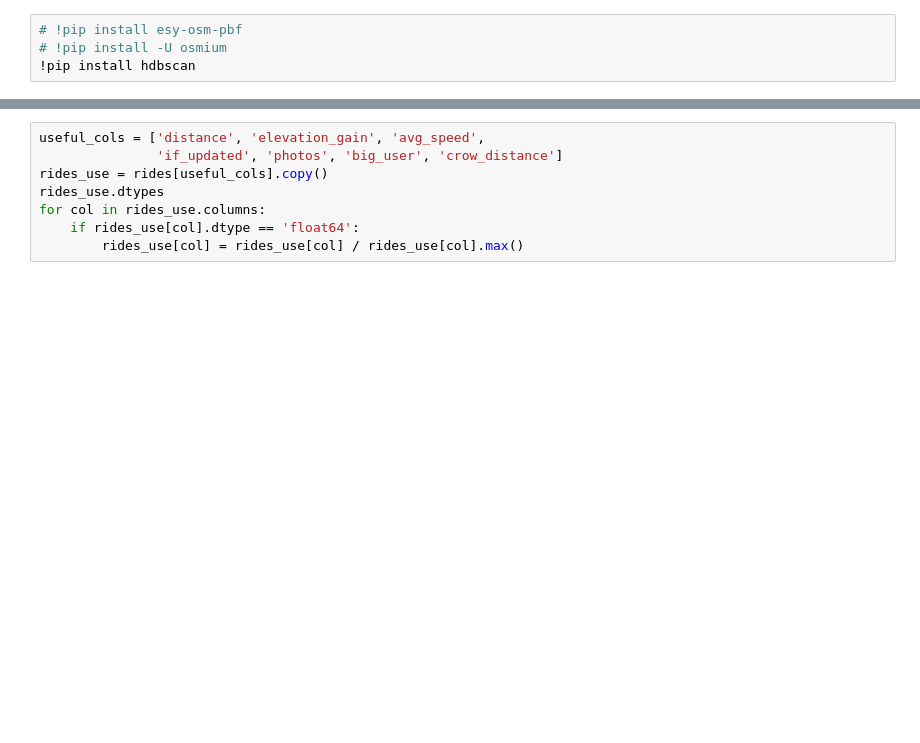
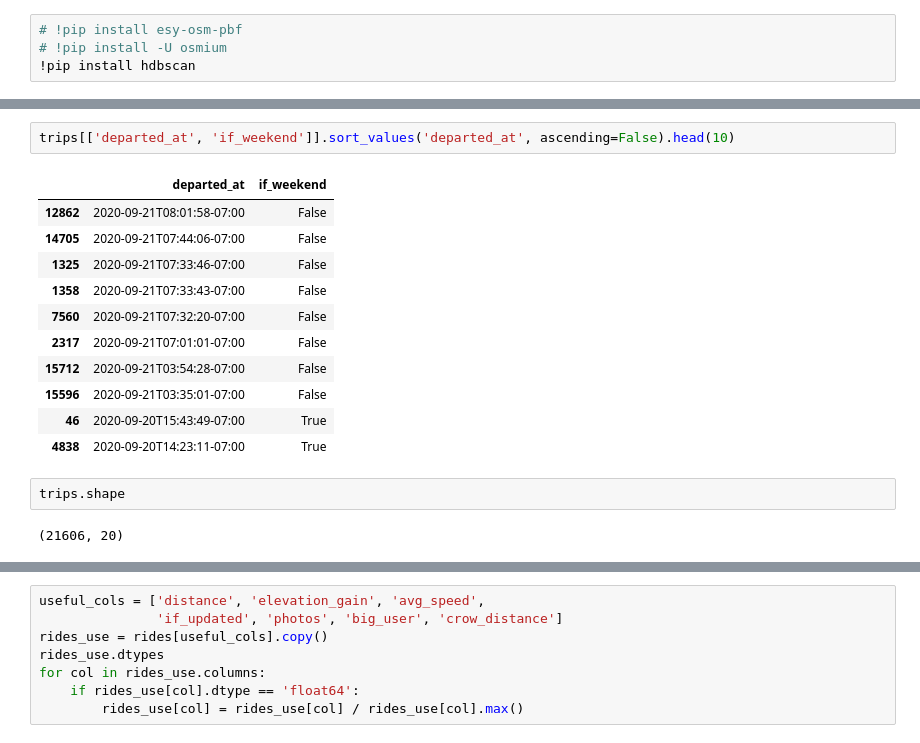
Before and after one commit to EHopper/EasyRider, a Jupyter notebook: exploring.ipynb, the cells around one changed output, grey strips where cells are left out. Cells and saved outputs as stored; diff of their text form; blank space fills up the shorter version.

```diff
--- a/exploring.ipynb
+++ b/exploring.ipynb
@@ -45,0 +62,18 @@ rides.avg_speed.mean()
+# %%
+trips[['departed_at', 'if_weekend']].sort_values('departed_at', ascending=False).head(10)
+# %% [output]
+|  | departed_at | if_weekend |
+| 12862 | 2020-09-21T08:01:58-07:00 | False |
+| 14705 | 2020-09-21T07:44:06-07:00 | False |
+| 1325 | 2020-09-21T07:33:46-07:00 | False |
+| 1358 | 2020-09-21T07:33:43-07:00 | False |
+| 7560 | 2020-09-21T07:32:20-07:00 | False |
+| 2317 | 2020-09-21T07:01:01-07:00 | False |
+| 15712 | 2020-09-21T03:54:28-07:00 | False |
+| 15596 | 2020-09-21T03:35:01-07:00 | False |
+| 46 | 2020-09-20T15:43:49-07:00 | True |
+| 4838 | 2020-09-20T14:23:11-07:00 | True |
+# %%
+trips.shape
+# %% [output]
+(21606, 20)
```
Also changed, not shown: parts of 13 cells of this notebook, 4 other files.
